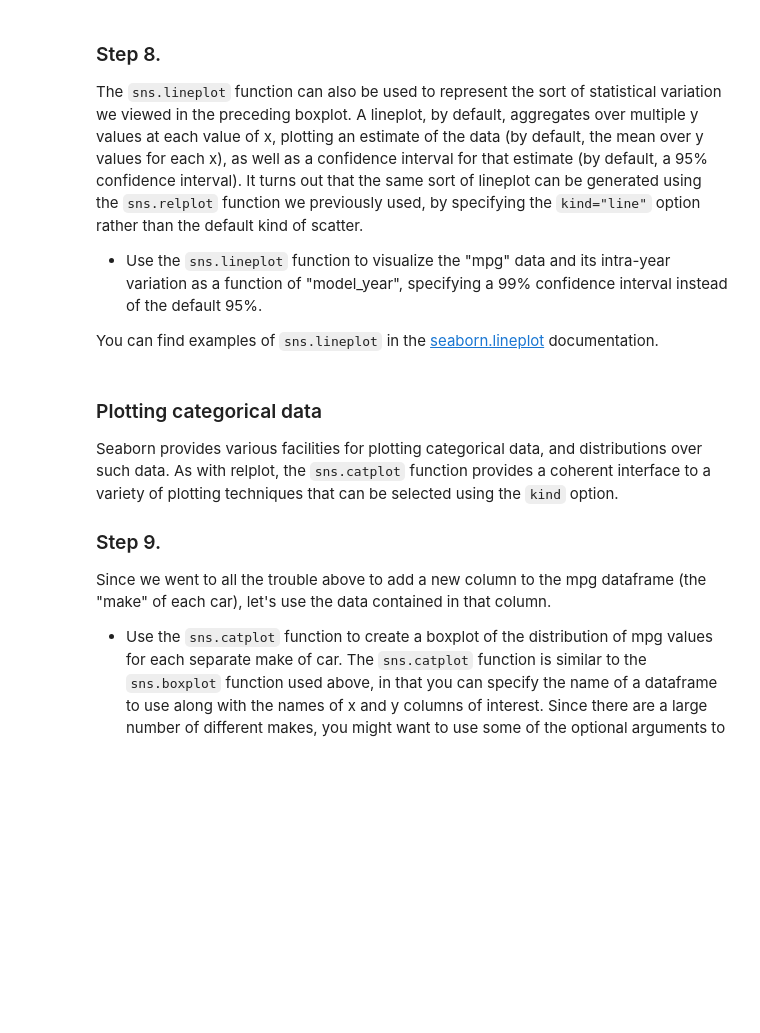
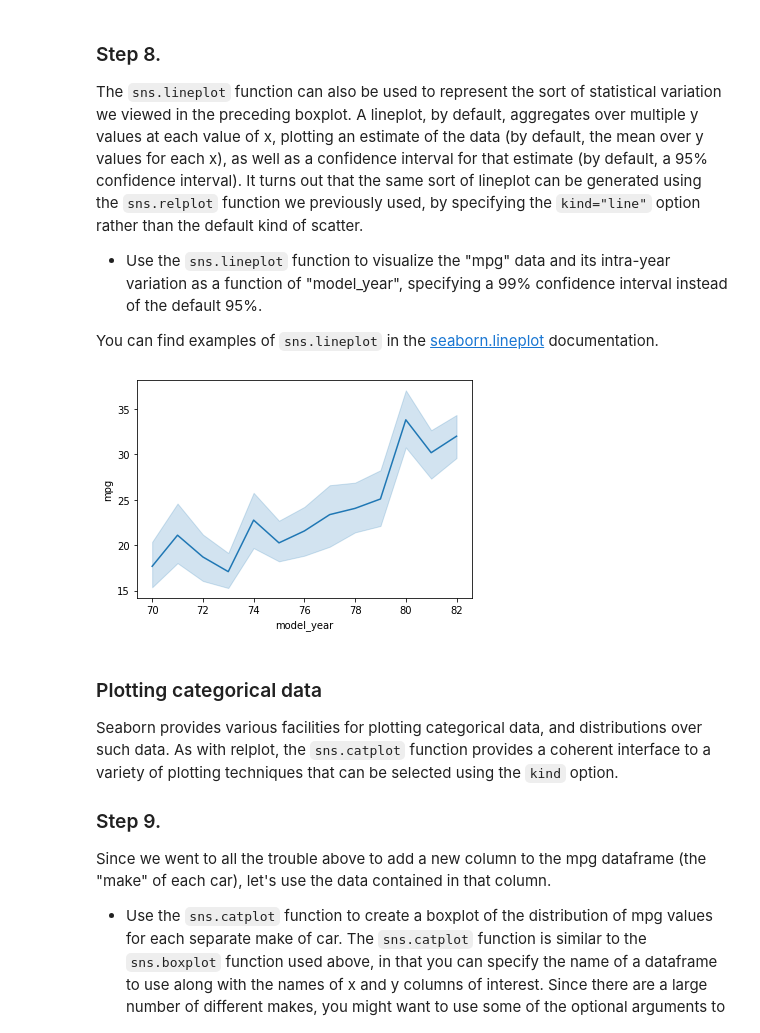
Before and after one commit to StarPerfect/Cornell, a Jupyter notebook: Seaborn.ipynb, the cells around one changed output. Cells and saved outputs as stored; diff of their text form; code cells hidden in the pictures; blank space fills up the shorter version.

````diff
--- a/Seaborn.ipynb
+++ b/Seaborn.ipynb
@@ -179,6 +183,11 @@
 * Use the ```sns.lineplot``` function to visualize the "mpg" data and its intra-year variation as a function of "model_year", specifying a 99% confidence interval instead of the default 95%.
 
 You can find examples of ```sns.lineplot``` in the <a href="https://seaborn.pydata.org/archive/0.10/generated/seaborn.lineplot.html#seaborn.lineplot">seaborn.lineplot</a> documentation.
+# %%
+# sns.relplot(x='model_year', y='mpg', data=mpg, kind='line');
+sns.lineplot(x='model_year', y='mpg', data=mpg, ci=99);
+# %% [output]
+[figure, added]
 # %% [markdown]
 ### Plotting categorical data
 
````
Also changed, not shown: parts of 2 cells of this notebook.
